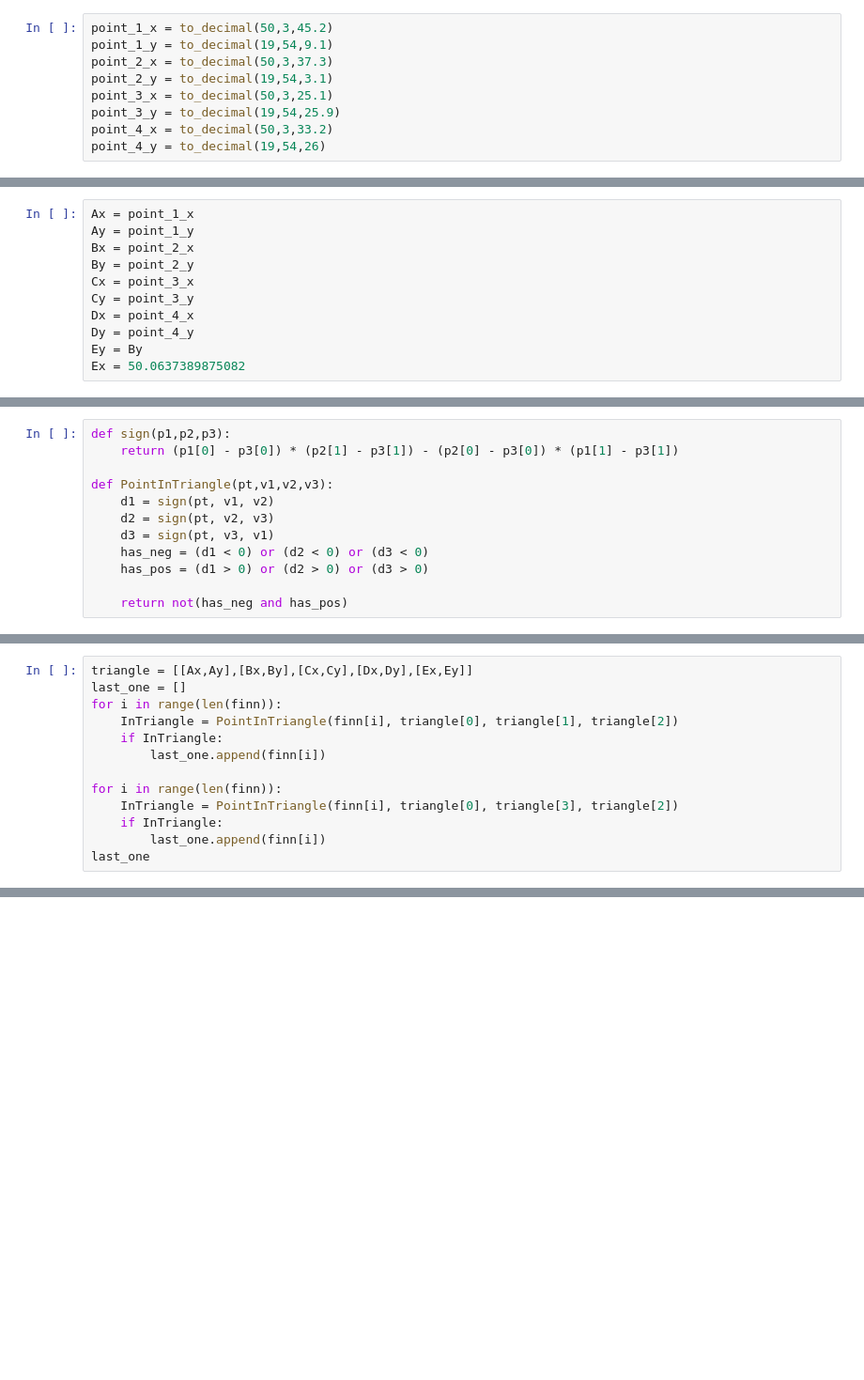
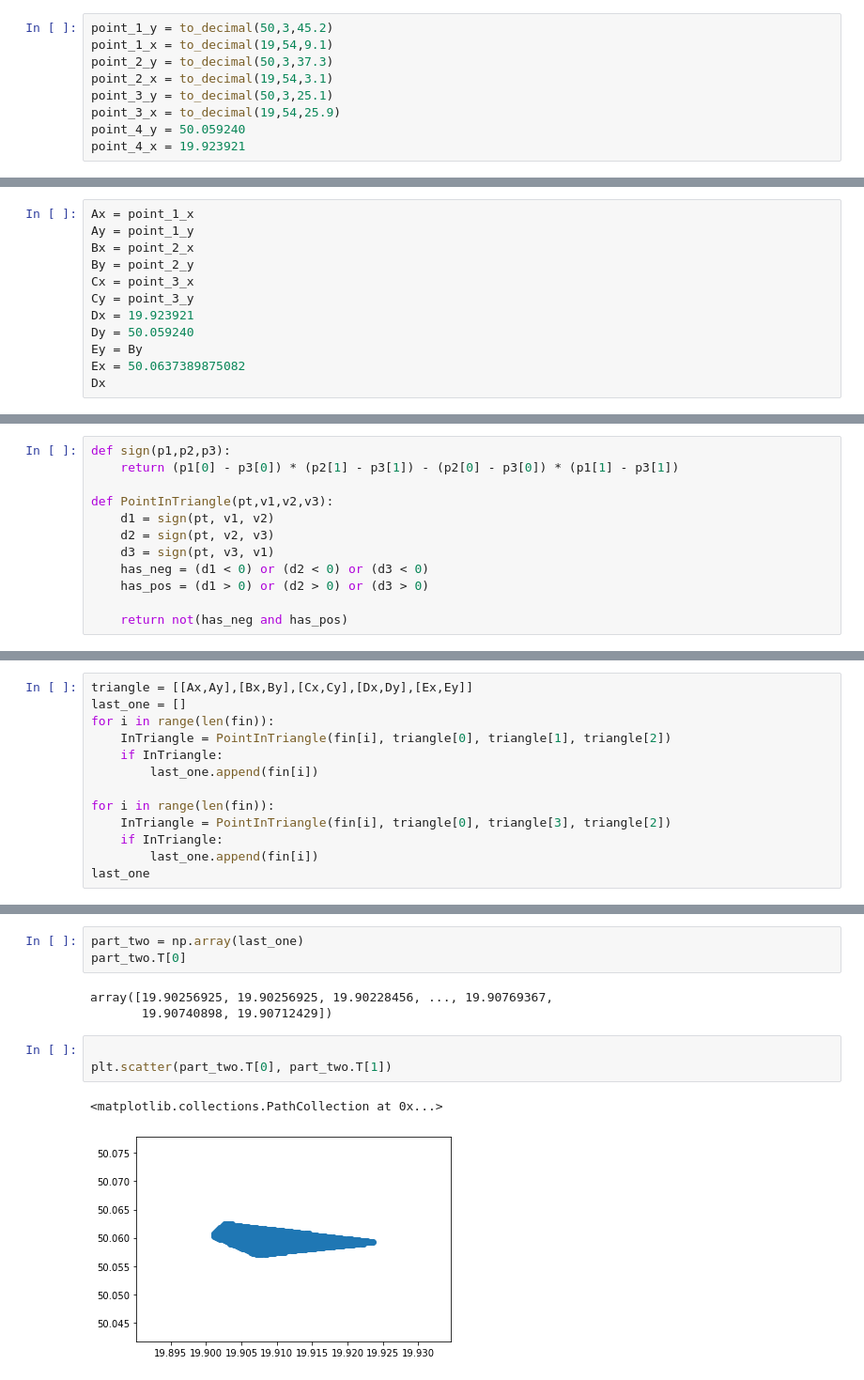
Before and after one commit to JTMalczewski/Magnetic_Data, a Jupyter notebook: ste_point_2.ipynb, the cells around one changed output, grey strips where cells are left out. Shown: that part at 94% size. Saved outputs shown, nothing was run; the diff lists cells and outputs as text; blank space fills up the shorter version.

```diff
--- a/ste_point_2.ipynb
+++ b/ste_point_2.ipynb
@@ -15,14 +16,14 @@ In this script We generate points to mesure. Corners of Blonia:
 def to_decimal(deg,min,sec):
     return deg + (1/60)*min + (1/3600)*sec
 # %%
-point_1_x = to_decimal(50,3,45.2)
-point_1_y = to_decimal(19,54,9.1)
-point_2_x = to_decimal(50,3,37.3)
-point_2_y = to_decimal(19,54,3.1)
-point_3_x = to_decimal(50,3,25.1)
-point_3_y = to_decimal(19,54,25.9)
-point_4_x = to_decimal(50,3,33.2)
-point_4_y = to_decimal(19,54,26)
+point_1_y = to_decimal(50,3,45.2)
+point_1_x = to_decimal(19,54,9.1)
+point_2_y = to_decimal(50,3,37.3)
+point_2_x = to_decimal(19,54,3.1)
+point_3_y = to_decimal(50,3,25.1)
+point_3_x = to_decimal(19,54,25.9)
+point_4_y = 50.059240
+point_4_x = 19.923921
 # %%
 AD = 1518.1 # m
 AB = 243.4  # unprecise dimensions of Blonia
@@ -58,7 +58,8 @@ Bx = point_2_x
 By = point_2_y
 Cx = point_3_x
 Cy = point_3_y
-Dx = point_4_x
-Dy = point_4_y
+Dx = 19.923921
+Dy = 50.059240
 Ey = By
 Ex = 50.0637389875082
+Dx
@@ -144,14 +80,14 @@ len(finn)
 # %%
 triangle = [[Ax,Ay],[Bx,By],[Cx,Cy],[Dx,Dy],[Ex,Ey]]
 last_one = []
-for i in range(len(finn)):
-    InTriangle = PointInTriangle(finn[i], triangle[0], triangle[1], triangle[2])
+for i in range(len(fin)):
+    InTriangle = PointInTriangle(fin[i], triangle[0], triangle[1], triangle[2])
     if InTriangle:
-        last_one.append(finn[i])
+        last_one.append(fin[i])
 
-for i in range(len(finn)):
-    InTriangle = PointInTriangle(finn[i], triangle[0], triangle[3], triangle[2])
+for i in range(len(fin)):
+    InTriangle = PointInTriangle(fin[i], triangle[0], triangle[3], triangle[2])
     if InTriangle:
-        last_one.append(finn[i])
+        last_one.append(fin[i])
 last_one
 # %% [output]
@@ -168,0 +121,12 @@ df.to_csv('PoinsBlona.csv')
+# %%
+part_two = np.array(last_one)
+part_two.T[0]
+# %% [output]
+array([19.90256925, 19.90256925, 19.90228456, ..., 19.90769367,
+       19.90740898, 19.90712429])
+# %%
+
+plt.scatter(part_two.T[0], part_two.T[1])
+# %% [output]
+<matplotlib.collections.PathCollection at 0x...>
+[figure, added]
```
Also changed, not shown: parts of 14 cells of this notebook, 4 other files.
